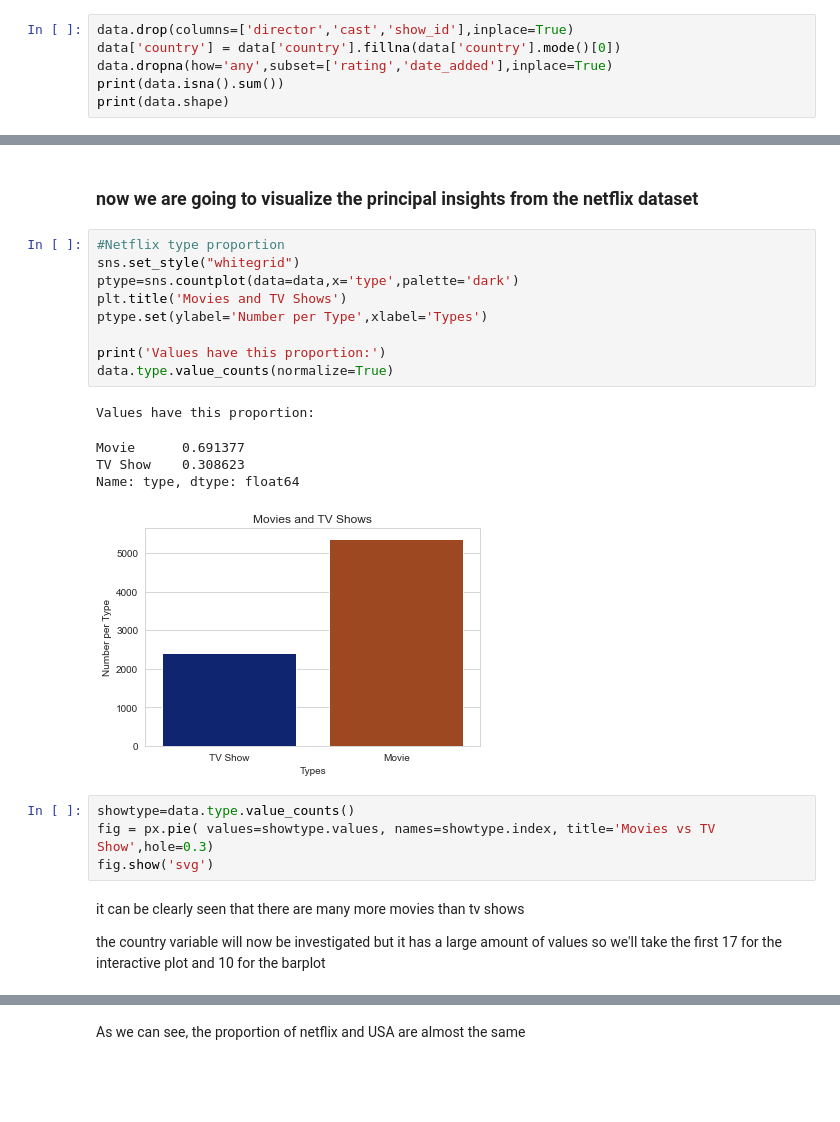
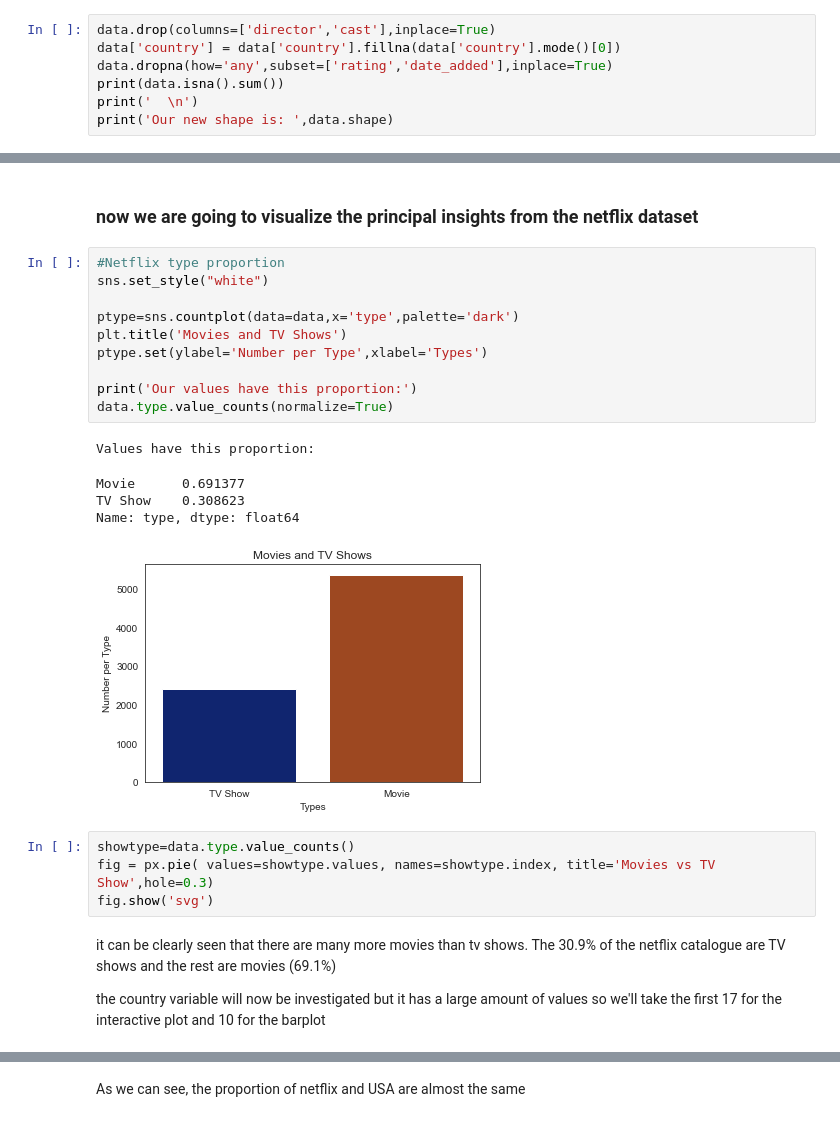
Before and after one commit to martinnss/Netflix-EDA, a Jupyter notebook: netflix.ipynb, the cells around one changed output, grey strips where cells are left out. Cells and saved outputs as stored; diff of their text form; blank space fills up the shorter version.

```diff
--- a/netflix.ipynb
+++ b/netflix.ipynb
@@ -59,9 +63,10 @@ for the country column we're going to replace the NaN's with the value that repe
 
 lastly we're going to delete the rows where missing values are in date_added and rating columns because they are only 17 values
 # %%
-data.drop(columns=['director','cast','show_id'],inplace=True)
+data.drop(columns=['director','cast'],inplace=True)
 data['country'] = data['country'].fillna(data['country'].mode()[0])
 data.dropna(how='any',subset=['rating','date_added'],inplace=True)
 print(data.isna().sum())
-print(data.shape)
+print('  \n')
+print('Our new shape is: ',data.shape)
 # %% [output]
@@ -112,25 +95,26 @@ data['date_added']=data['date_added'].dt.year
 ### now we are going to visualize the principal insights from the netflix dataset
 # %%
 #Netflix type proportion
-sns.set_style("whitegrid")
+sns.set_style("white")
+
 ptype=sns.countplot(data=data,x='type',palette='dark')
 plt.title('Movies and TV Shows')
 ptype.set(ylabel='Number per Type',xlabel='Types')
 
-print('Values have this proportion:')
+print('Our values have this proportion:')
 data.type.value_counts(normalize=True)
 # %% [output]
 Values have this proportion:
 Movie      0.691377
 TV Show    0.308623
 Name: type, dtype: float64
-[figure, old version]
+[figure, new version]
 # %%
 showtype=data.type.value_counts()
 fig = px.pie( values=showtype.values, names=showtype.index, title='Movies vs TV Show',hole=0.3)
 fig.show('svg')
 # %% [markdown]
-it can be clearly seen that there are many more movies than tv shows
+it can be clearly seen that there are many more movies than tv shows. The 30.9% of the netflix catalogue are TV shows and the rest are movies (69.1%)
 
 
 
```
Also changed, not shown: parts of 21 cells of this notebook.
